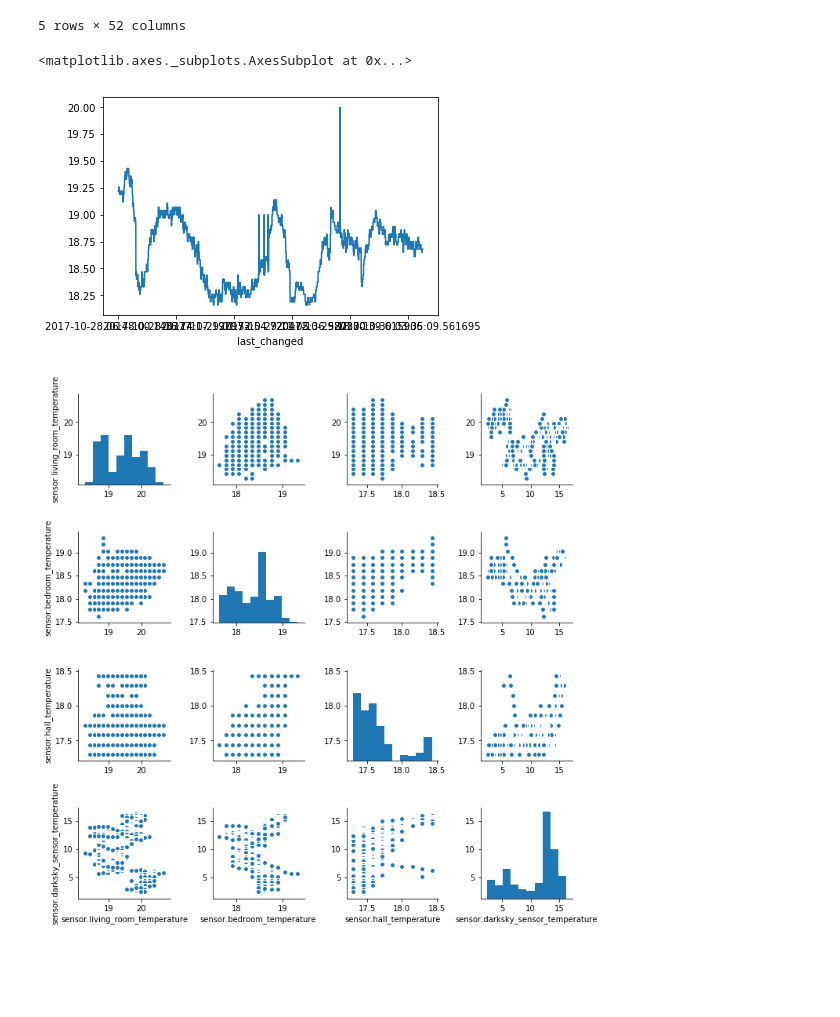
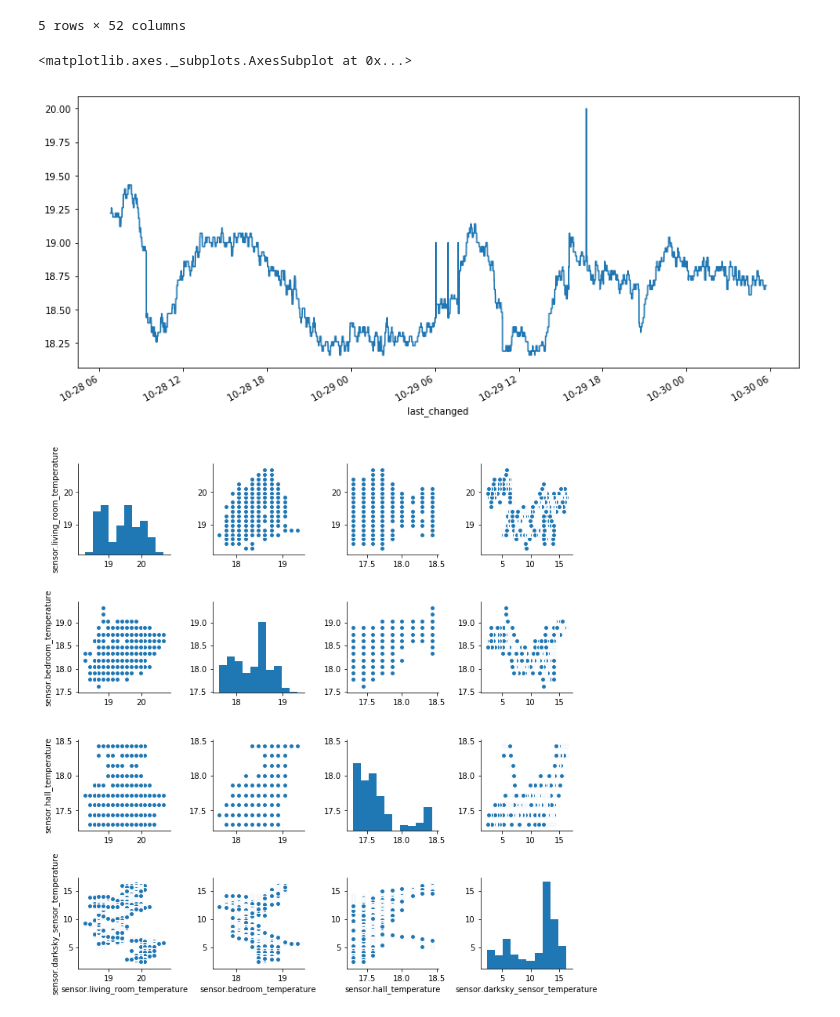
Before and after one commit to robmarkcole/HASS-data-science, a Jupyter notebook: HASS data science 9-1-2018.ipynb, the cells around one changed output. Drawn from its saved outputs; the diff is of its cells as text; code cells hidden in the pictures; blank space fills up the shorter version.

```diff
--- a/HASS data science 8-1-2018.ipynb
+++ b/HASS data science 9-1-2018.ipynb
@@ -282,6 +283,7 @@ Lets do a pivot to get sensors in columns to make plotting convenient. Lets also
 num_sensors_df = num_sensors_df.pivot_table(index='last_changed', columns='entity', values='state')
 num_sensors_df = num_sensors_df.fillna(method='ffill')
 num_sensors_df = num_sensors_df.dropna() # drop any remaining nan
+num_sensors_df.index = pd.to_datetime(num_sensors_df.index)
 # %%
 num_sensors_df.head()
 # %% [output]
@@ -293,11 +295,14 @@ num_sensors_df.head()
 | 2017-10-28 06:48:01.076784 | 20.2 | 15621.0 | 18.89 | 1.0 | ... |
 | 2017-10-28 06:48:01.079950 | 20.2 | 15621.0 | 18.89 | 1.0 | ... |
 5 rows × 52 columns
-# %%
-num_sensors_df['sensor.mean_temperature'].plot()
-# %% [output]
-<matplotlib.axes._subplots.AxesSubplot at 0x...>
-[figure, removed]
+# %%
+height=6
+width=14
+
+num_sensors_df['sensor.mean_temperature'].plot(figsize=(width, height))
+# %% [output]
+<matplotlib.axes._subplots.AxesSubplot at 0x...>
+[figure, added]
 # %%
 sns_plot = sns.pairplot(num_sensors_df[['sensor.living_room_temperature',
 'sensor.bedroom_temperature',
```
Also changed, not shown: parts of 46 cells of this notebook, 5 other files.
